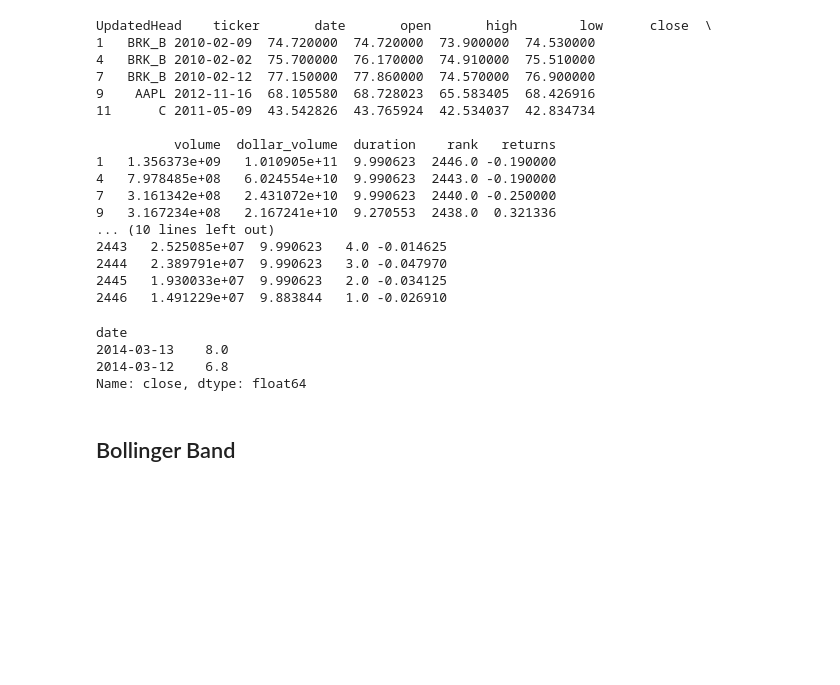
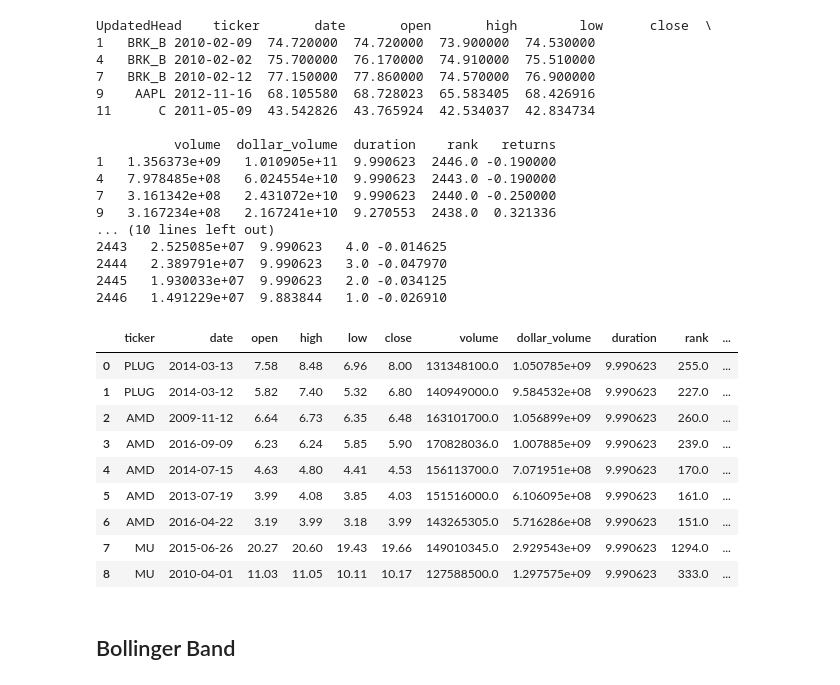
Before and after one commit to louisacheong/Algorithmic-Trading, a Jupyter notebook: feature_engineering.ipynb, the cells around one changed output. Saved outputs shown, nothing was run; the diff lists cells and outputs as text; code cells hidden in the pictures; blank space fills up the shorter version.

Commit message:
Added "View interesting tickers" section

```diff
--- a/feature_engineering.ipynb
+++ b/feature_engineering.ipynb
@@ -245,17 +245,33 @@ UpdatedHead    ticker       date       open       high        low      close  \
 2444   2.389791e+07  9.990623   3.0 -0.047970
 2445   1.930033e+07  9.990623   2.0 -0.034125
 2446   1.491229e+07  9.883844   1.0 -0.026910
-# %%
-#interesting_tickers=['PLUG', 'AMD', 'MU', 'FSLR']
-
-
-data = mostTradedstocks.loc['PLUG']['close']
-print(data.head())
-# %% [output]
-date
-2014-03-13    8.0
-2014-03-12    6.8
-Name: close, dtype: float64
+# %%
+#View interesting tickers
+interesting_tickers=['PLUG', 'AMD', 'MU', 'FSLR']
+index = pd.DataFrame()
+for i in interesting_tickers:
+    if index.empty:
+        index = mostTradedstocks[mostTradedstocks['ticker']==i]
+    else:
+
+        index = index.append(mostTradedstocks[mostTradedstocks['ticker']== i ],ignore_index=True)
+
+
+
+index
+#data = mostTradedstocks['ticker'].loc['MU']
+#print(data.head())
+# %% [output]
+|  | ticker | date | open | high | low | close | volume | dollar_volume | duration | rank | ... |
+| 0 | PLUG | 2014-03-13 | 7.58 | 8.48 | 6.96 | 8.00 | 131348100.0 | 1.050785e+09 | 9.990623 | 255.0 | ... |
+| 1 | PLUG | 2014-03-12 | 5.82 | 7.40 | 5.32 | 6.80 | 140949000.0 | 9.584532e+08 | 9.990623 | 227.0 | ... |
+| 2 | AMD | 2009-11-12 | 6.64 | 6.73 | 6.35 | 6.48 | 163101700.0 | 1.056899e+09 | 9.990623 | 260.0 | ... |
+| 3 | AMD | 2016-09-09 | 6.23 | 6.24 | 5.85 | 5.90 | 170828036.0 | 1.007885e+09 | 9.990623 | 239.0 | ... |
+| 4 | AMD | 2014-07-15 | 4.63 | 4.80 | 4.41 | 4.53 | 156113700.0 | 7.071951e+08 | 9.990623 | 170.0 | ... |
+| 5 | AMD | 2013-07-19 | 3.99 | 4.08 | 3.85 | 4.03 | 151516000.0 | 6.106095e+08 | 9.990623 | 161.0 | ... |
+| 6 | AMD | 2016-04-22 | 3.19 | 3.99 | 3.18 | 3.99 | 143265305.0 | 5.716286e+08 | 9.990623 | 151.0 | ... |
+| 7 | MU | 2015-06-26 | 20.27 | 20.60 | 19.43 | 19.66 | 149010345.0 | 2.929543e+09 | 9.990623 | 1294.0 | ... |
+| 8 | MU | 2010-04-01 | 11.03 | 11.05 | 10.11 | 10.17 | 127588500.0 | 1.297575e+09 | 9.990623 | 333.0 | ... |
 # %% [markdown]
 ## Bollinger Band
 # %% [markdown]
```
Also changed, not shown: parts of 2 cells of this notebook.
